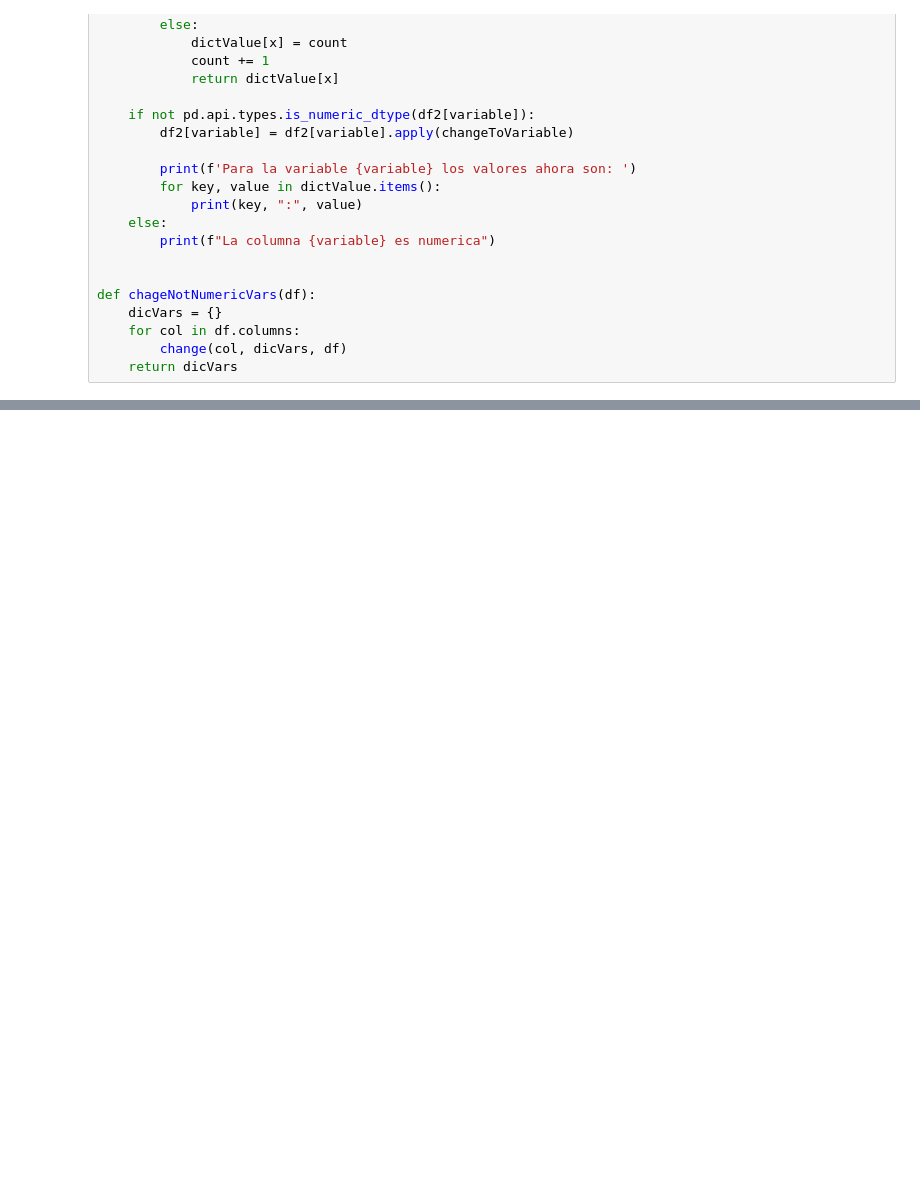
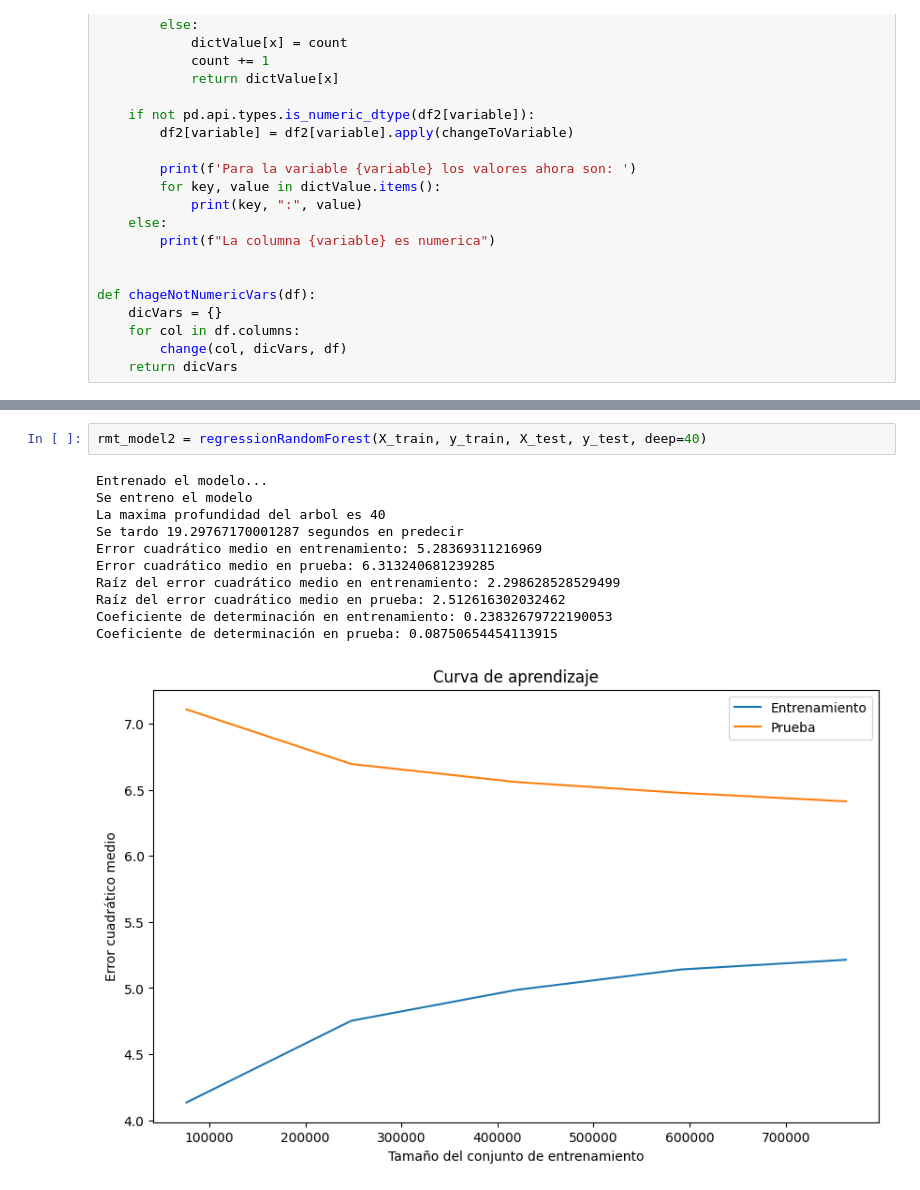
Before and after one commit to MelissaPerez09/Proyecto-DataMining, a Jupyter notebook: RandomForest.ipynb, the cells around one changed output, grey strips where cells are left out. Cells and saved outputs as stored; diff of their text form; blank space fills up the shorter version.

```diff
--- a/RandomForest.ipynb
+++ b/RandomForest.ipynb
@@ -126,0 +443,14 @@ Chinaut
+# %%
+rmt_model2 = regressionRandomForest(X_train, y_train, X_test, y_test, deep=40)
+# %% [output]
+Entrenado el modelo...
+Se entreno el modelo
+La maxima profundidad del arbol es 40
+Se tardo 19.29767170001287 segundos en predecir
+Error cuadrático medio en entrenamiento: 5.28369311216969
+Error cuadrático medio en prueba: 6.313240681239285
+Raíz del error cuadrático medio en entrenamiento: 2.298628528529499
+Raíz del error cuadrático medio en prueba: 2.512616302032462
+Coeficiente de determinación en entrenamiento: 0.23832679722190053
+Coeficiente de determinación en prueba: 0.08750654454113915
+[figure, added]
```
Also changed, not shown: parts of 52 cells of this notebook, 2 other files.
